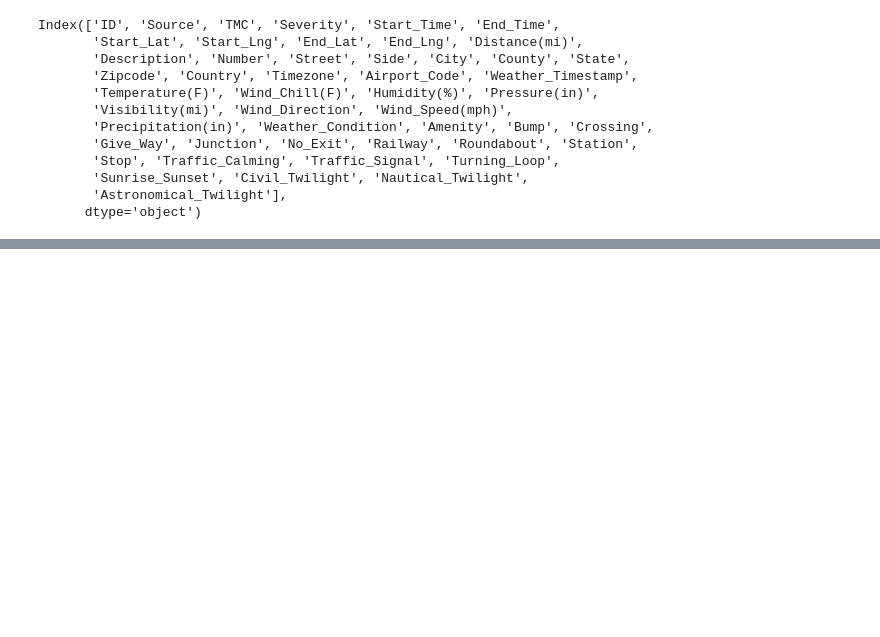
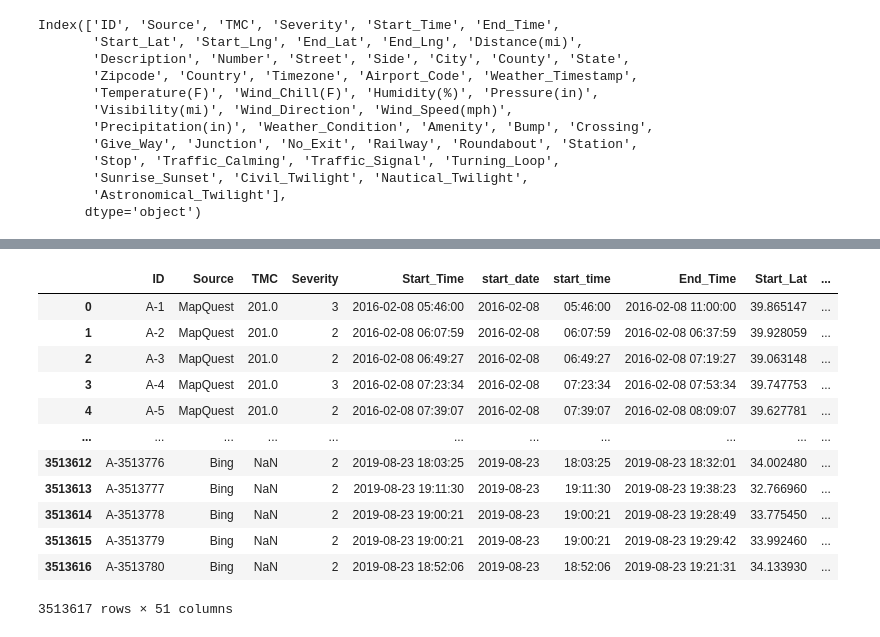
Before and after one commit to itilakGH/car_accident_analysis_US, a Jupyter notebook: us_accidents.ipynb, the cells around one changed output, grey strips where cells are left out. Cells and saved outputs as stored; diff of their text form; code cells hidden in the pictures; blank space fills up the shorter version.

```diff
--- a/us_accidents.ipynb
+++ b/us_accidents.ipynb
@@ -38,0 +64,8 @@ Index(['ID', 'Source', 'TMC', 'Severity', 'Start_Time', 'End_Time',
+# %%
+# object type to date type
+file_raw_dates = file_raw.astype({'Start_Time':'datetime64[ns]'})
+# %%
+# splitting datetime to date and time
+file_raw_dates['start_date'] = file_raw_dates['Start_Time'].dt.date
+file_raw_dates['start_time'] = file_raw_dates['Start_Time'].dt.time
+file_raw_dates.dtypes
@@ -38,0 +90,29 @@ Index(['ID', 'Source', 'TMC', 'Severity', 'Start_Time', 'End_Time',
+# %%
+# changing column order
+file_dates = file_raw_dates[['ID', 'Source', 'TMC', 'Severity', 'Start_Time','start_date', 'start_time', 'End_Time',
+       'Start_Lat', 'Start_Lng', 'End_Lat', 'End_Lng', 'Distance(mi)',
+       'Description', 'Number', 'Street', 'Side', 'City', 'County', 'State',
+       'Zipcode', 'Country', 'Timezone', 'Airport_Code', 'Weather_Timestamp',
+       'Temperature(F)', 'Wind_Chill(F)', 'Humidity(%)', 'Pressure(in)',
+       'Visibility(mi)', 'Wind_Direction', 'Wind_Speed(mph)',
+       'Precipitation(in)', 'Weather_Condition', 'Amenity', 'Bump', 'Crossing',
+       'Give_Way', 'Junction', 'No_Exit', 'Railway', 'Roundabout', 'Station',
+       'Stop', 'Traffic_Calming', 'Traffic_Signal', 'Turning_Loop',
+       'Sunrise_Sunset', 'Civil_Twilight', 'Nautical_Twilight',
+       'Astronomical_Twilight']].astype({'start_date':'datetime64[ns]'})
+# %%
+file_dates
+# %% [output]
+|  | ID | Source | TMC | Severity | Start_Time | start_date | start_time | End_Time | Start_Lat | ... |
+| 0 | A-1 | MapQuest | 201.0 | 3 | 2016-02-08 05:46:00 | 2016-02-08 | 05:46:00 | 2016-02-08 11:00:00 | 39.865147 | ... |
+| 1 | A-2 | MapQuest | 201.0 | 2 | 2016-02-08 06:07:59 | 2016-02-08 | 06:07:59 | 2016-02-08 06:37:59 | 39.928059 | ... |
+| 2 | A-3 | MapQuest | 201.0 | 2 | 2016-02-08 06:49:27 | 2016-02-08 | 06:49:27 | 2016-02-08 07:19:27 | 39.063148 | ... |
+| 3 | A-4 | MapQuest | 201.0 | 3 | 2016-02-08 07:23:34 | 2016-02-08 | 07:23:34 | 2016-02-08 07:53:34 | 39.747753 | ... |
+| 4 | A-5 | MapQuest | 201.0 | 2 | 2016-02-08 07:39:07 | 2016-02-08 | 07:39:07 | 2016-02-08 08:09:07 | 39.627781 | ... |
+| ... | ... | ... | ... | ... | ... | ... | ... | ... | ... | ... |
+| 3513612 | A-3513776 | Bing | NaN | 2 | 2019-08-23 18:03:25 | 2019-08-23 | 18:03:25 | 2019-08-23 18:32:01 | 34.002480 | ... |
+| 3513613 | A-3513777 | Bing | NaN | 2 | 2019-08-23 19:11:30 | 2019-08-23 | 19:11:30 | 2019-08-23 19:38:23 | 32.766960 | ... |
+| 3513614 | A-3513778 | Bing | NaN | 2 | 2019-08-23 19:00:21 | 2019-08-23 | 19:00:21 | 2019-08-23 19:28:49 | 33.775450 | ... |
+| 3513615 | A-3513779 | Bing | NaN | 2 | 2019-08-23 19:00:21 | 2019-08-23 | 19:00:21 | 2019-08-23 19:29:42 | 33.992460 | ... |
+| 3513616 | A-3513780 | Bing | NaN | 2 | 2019-08-23 18:52:06 | 2019-08-23 | 18:52:06 | 2019-08-23 19:21:31 | 34.133930 | ... |
+3513617 rows × 51 columns
```
Also changed, not shown: parts of 5 cells of this notebook.
